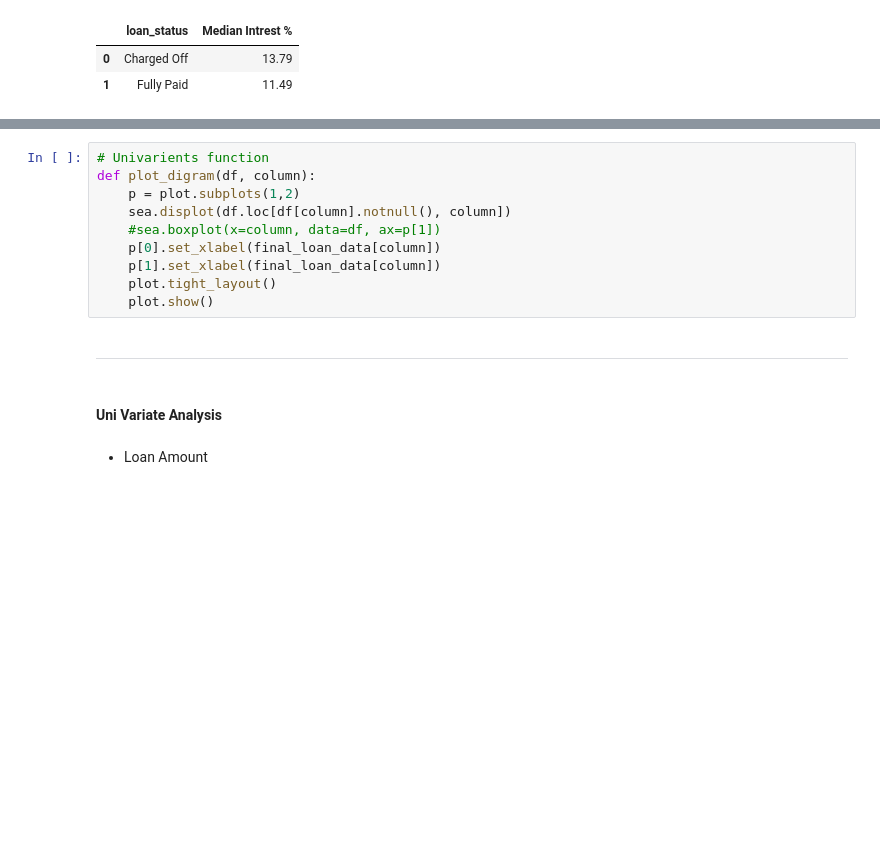
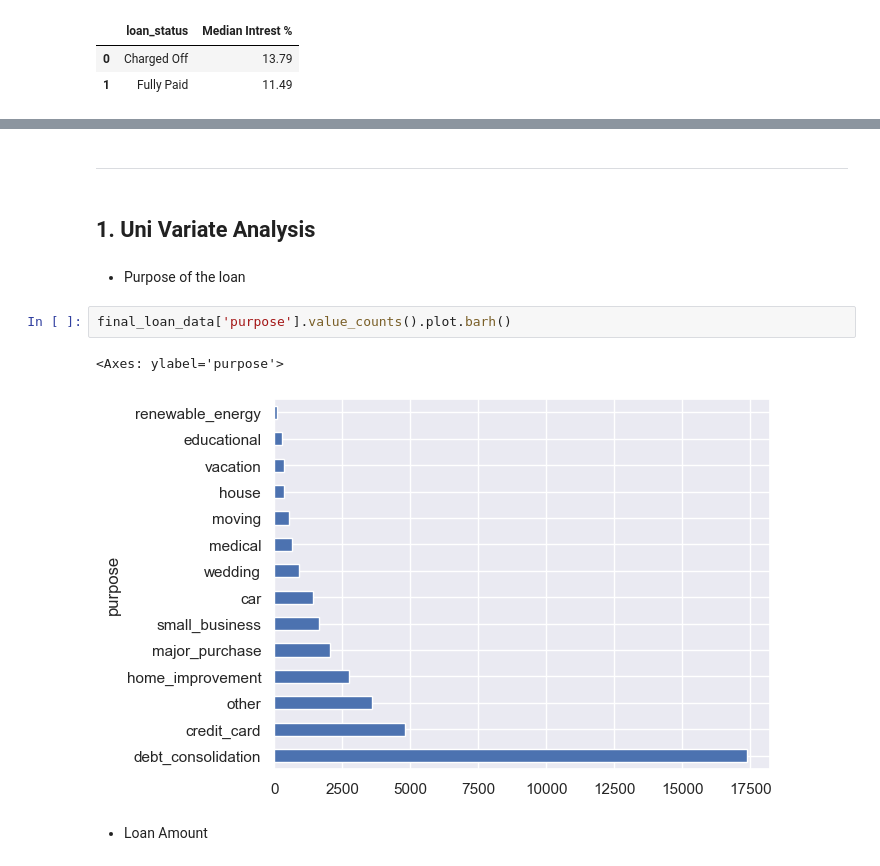
Before and after one commit to abhishek-92a/Lending_Club, a Jupyter notebook: working.ipynb, the cells around one changed output, grey strips where cells are left out. Saved outputs shown, nothing was run; the diff lists cells and outputs as text; blank space fills up the shorter version.

```diff
--- a/working.ipynb
+++ b/working.ipynb
@@ -308,18 +312,15 @@ print("Median salary for loan applicants Rs:", final_loan_data['loan_amnt'].medi
 Median salary for loan applicants Rs: 10000.0
-# %%
-# Univarients function
-def plot_digram(df, column):
-    p = plot.subplots(1,2)
-    sea.displot(df.loc[df[column].notnull(), column])
-    #sea.boxplot(x=column, data=df, ax=p[1])
-    p[0].set_xlabel(final_loan_data[column])
-    p[1].set_xlabel(final_loan_data[column])
-    plot.tight_layout()
-    plot.show()
 # %% [markdown]
 ----------------------------------------------------------------------------------------------------------------------------
 # %% [markdown]
-#### Uni Variate Analysis
+## 1. Uni Variate Analysis
+# %% [markdown]
+- Purpose of the loan
+# %%
+final_loan_data['purpose'].value_counts().plot.barh()
+# %% [output]
+<Axes: ylabel='purpose'>
+[figure, added]
 # %% [markdown]
 - Loan Amount
 # %%
```
Also changed, not shown: parts of 34 cells of this notebook, 1 other file.
